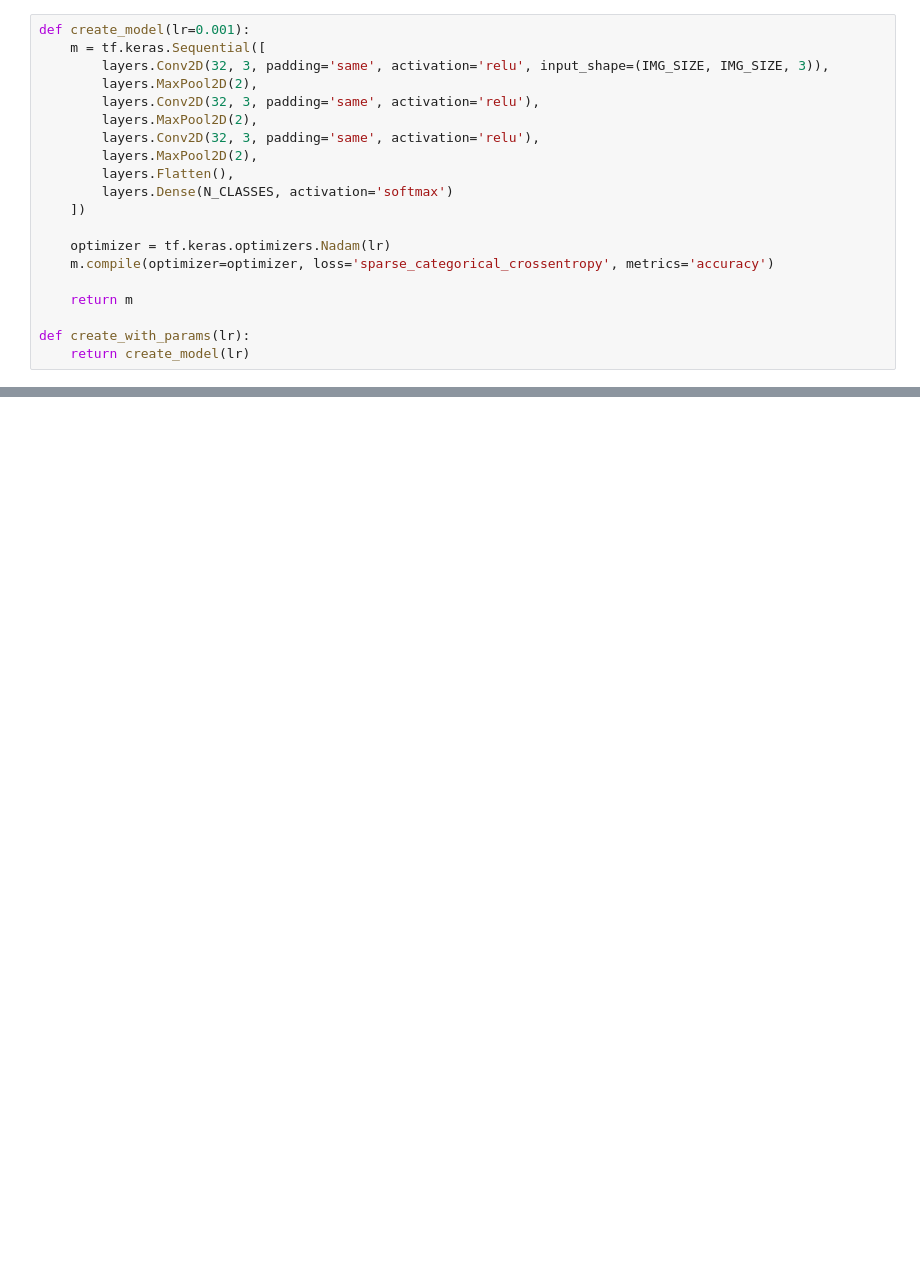
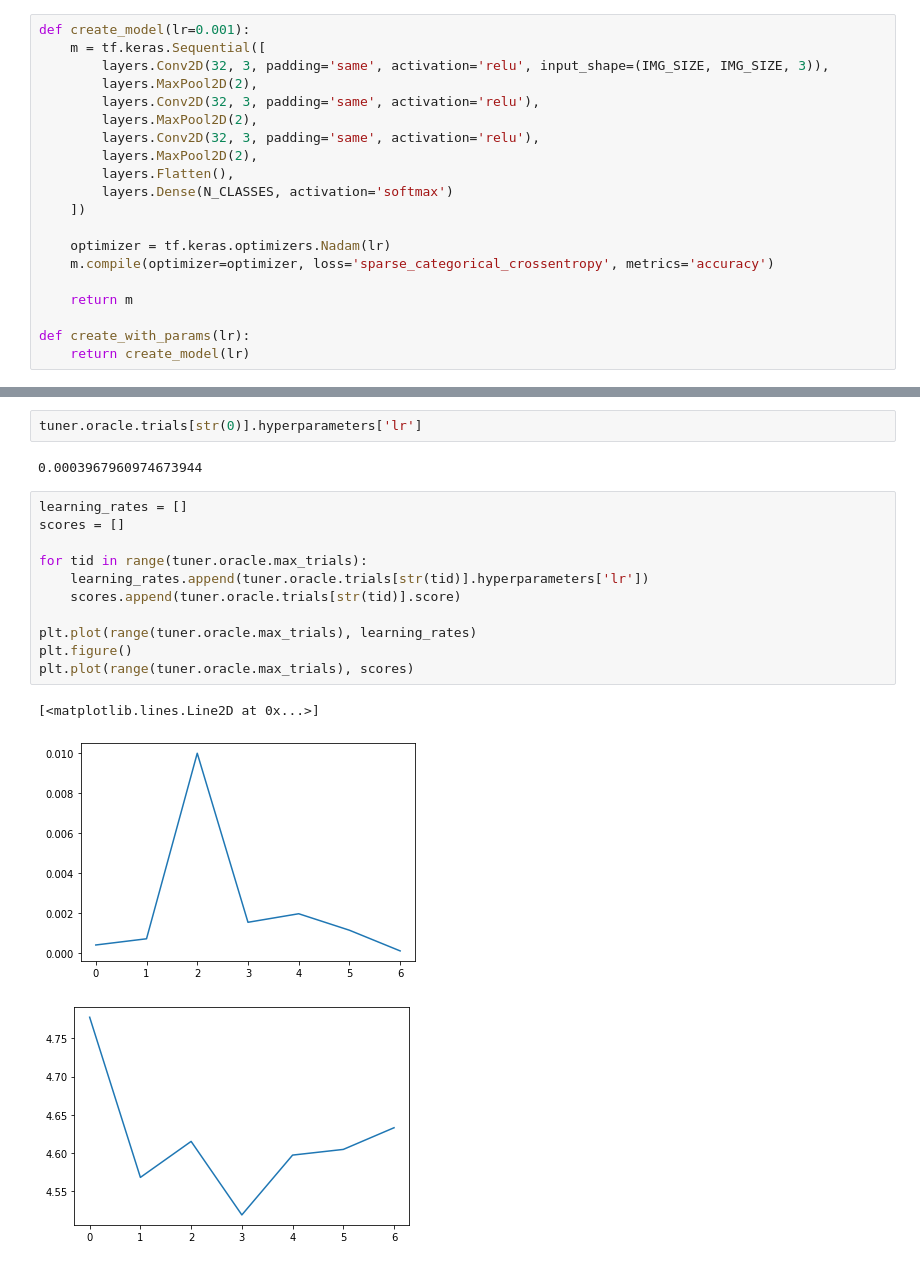
Before and after one commit to NareshPS/doi-ml, a Jupyter notebook: logistics/HPTuner.ipynb, the cells around one changed output, grey strips where cells are left out. Drawn from its saved outputs; the diff is of its cells as text; blank space fills up the shorter version.

Commit message:
Hyper Paramter Optimizations

```diff
--- a/logistics/HPTuner.ipynb
+++ b/logistics/HPTuner.ipynb
@@ -102,0 +203,19 @@ tuner.get_best_hyperparameters()[0].values
+# %%
+tuner.oracle.trials[str(0)].hyperparameters['lr']
+# %% [output]
+0.0003967960974673944
+# %%
+learning_rates = []
+scores = []
+
+for tid in range(tuner.oracle.max_trials):
+    learning_rates.append(tuner.oracle.trials[str(tid)].hyperparameters['lr'])
+    scores.append(tuner.oracle.trials[str(tid)].score)
+
+plt.plot(range(tuner.oracle.max_trials), learning_rates)
+plt.figure()
+plt.plot(range(tuner.oracle.max_trials), scores)
+# %% [output]
+[<matplotlib.lines.Line2D at 0x...>]
+[figure, added]
+[figure, added]
```
Also changed, not shown: parts of 5 cells of this notebook, 1 other file.
